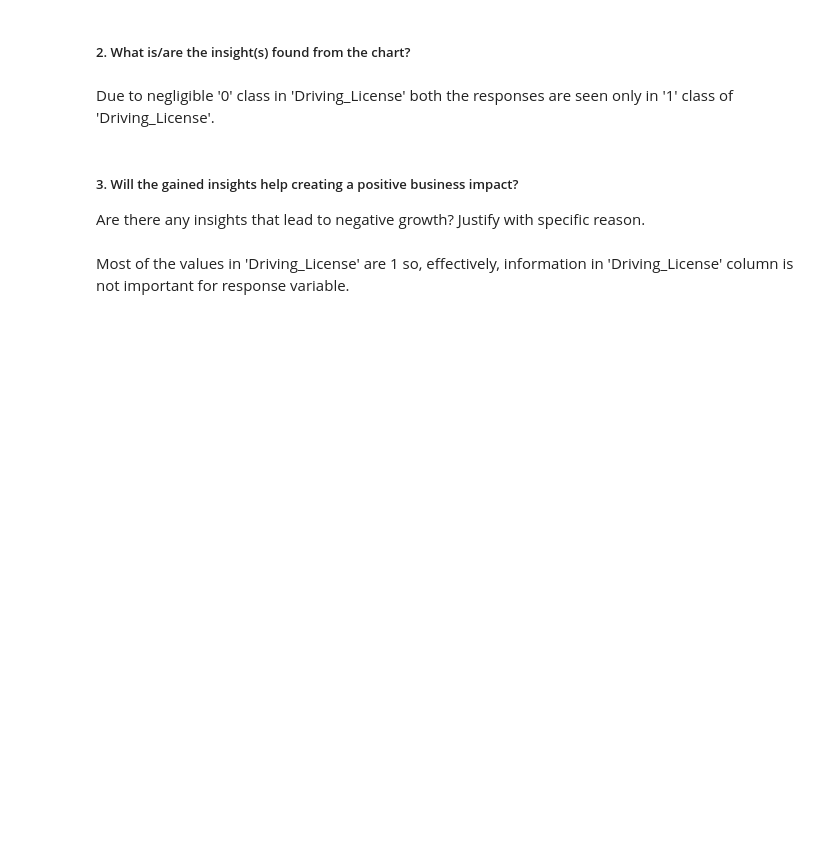
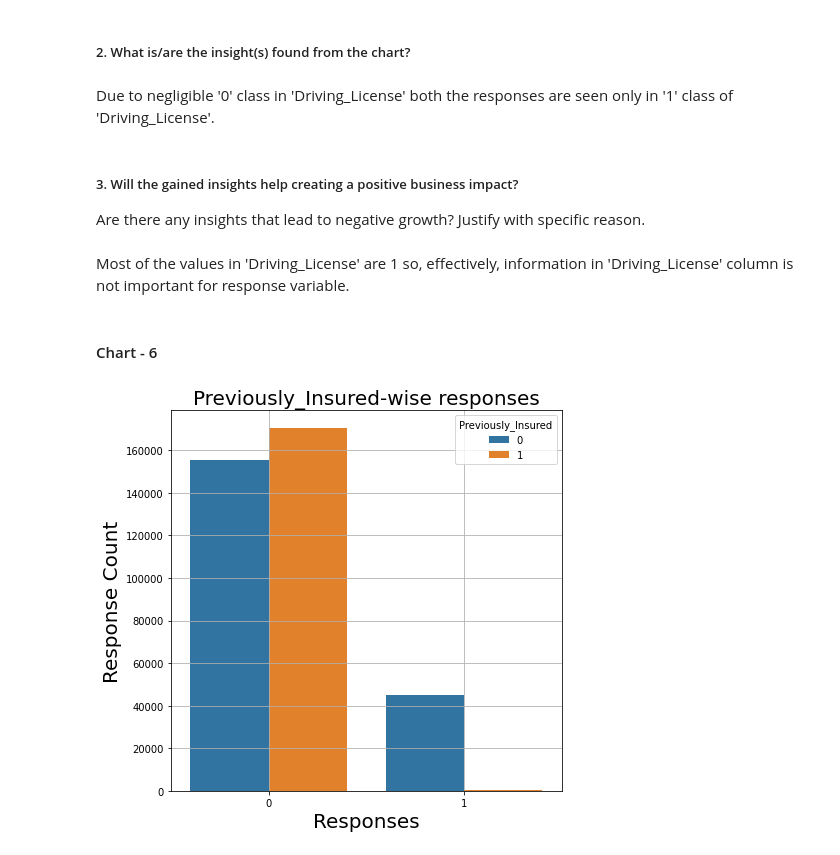
Before and after one commit to DharmeshRV/Health-Insurance-Cross-Sell-Prediction, a Jupyter notebook: Health_Insurance_Cross_Sell_Predictiond0.ipynb, the cells around one changed output. Saved outputs shown, nothing was run; the diff lists cells and outputs as text; code cells hidden in the pictures; blank space fills up the shorter version.

```diff
--- a/Health_Insurance_Cross_Sell_Predictiond0.ipynb
+++ b/Health_Insurance_Cross_Sell_Predictiond0.ipynb
@@ -410,3 +410,10 @@ Due to negligible '0' class in 'Driving_License' both the responses are seen onl
 Are there any insights that lead to negative growth? Justify with specific reason.
 # %% [markdown]
 Most of the values in 'Driving_License' are 1 so, effectively, information in 'Driving_License' column is not important for response variable.
+# %% [markdown]
+#### Chart - 6
+# %%
+# Chart - 6 visualization code: 'Previously_Insured' wise Response
+response_count('Previously_Insured')
+# %% [output]
+[figure, added]
```
Also changed, not shown: parts of 42 cells of this notebook.
